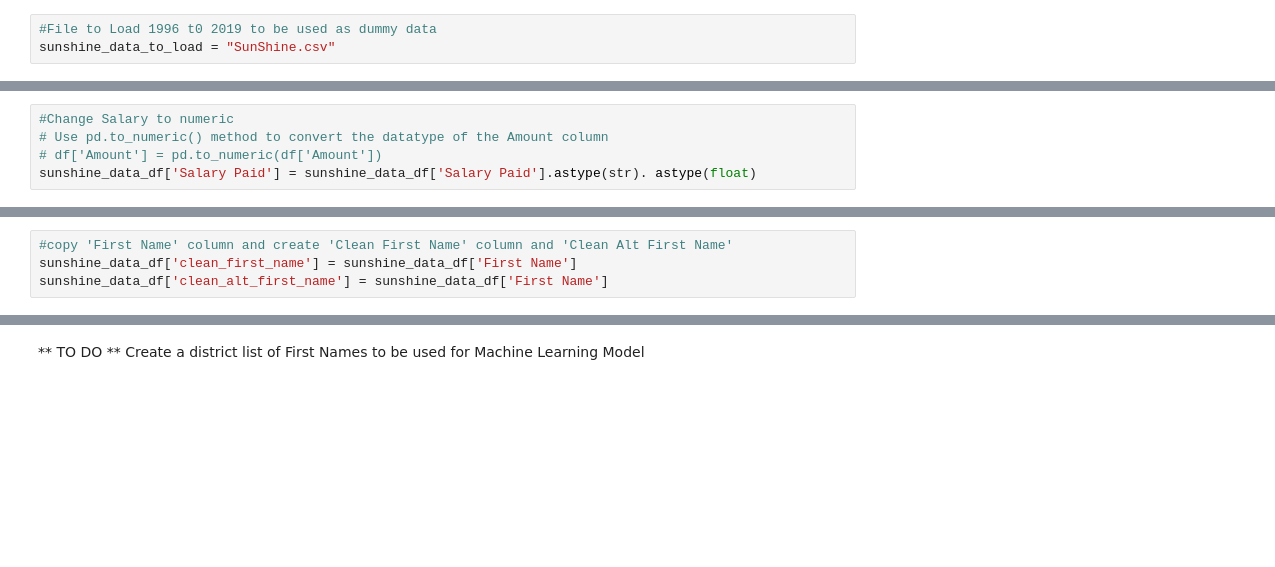
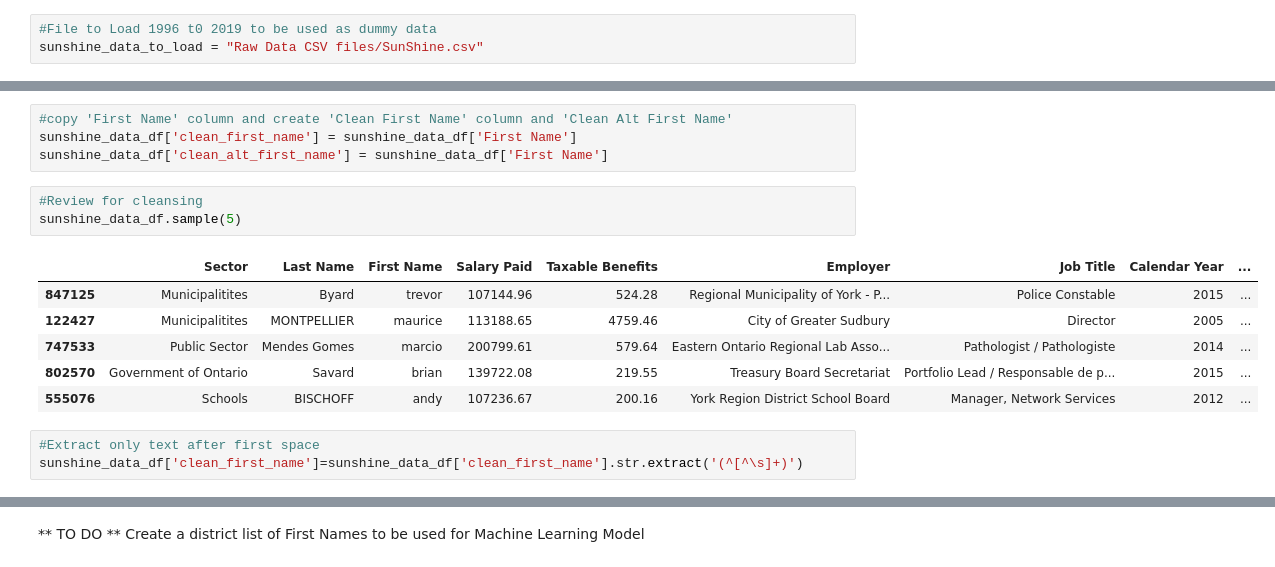
Before and after one commit to DanielleSpring/Final-Project, a Jupyter notebook: SunshineList_dummy_for_import.ipynb, the cells around one changed output, grey strips where cells are left out. Cells and saved outputs as stored; diff of their text form; blank space fills up the shorter version.

Commit message:
updated sunshine dummy file

```diff
--- a/SunshineList_dummy_for_import.ipynb
+++ b/SunshineList_dummy_for_import.ipynb
@@ -8,6 +9,6 @@ import re
 # %%
 #File to Load 1996 t0 2019 to be used as dummy data
-sunshine_data_to_load = "SunShine.csv"
+sunshine_data_to_load = "Raw Data CSV files/SunShine.csv"
 # %%
 # ***TO DO***
 # Add sunshine 2020 csv to sunshine_data_df
@@ -72,8 +73,3 @@ Column Taxable Benefits has 0null values
 Column Employer has 0null values
 Column Job Title has 0null values
 Column Calendar Year has 0null values
-# %%
-#Change Salary to numeric
-# Use pd.to_numeric() method to convert the datatype of the Amount column
-# df['Amount'] = pd.to_numeric(df['Amount'])
-sunshine_data_df['Salary Paid'] = sunshine_data_df['Salary Paid'].astype(str). astype(float)
@@ -253,3 +249,16 @@ sunshine_data_df['First Name']=sunshine_data_df['First Name'].str.lower()
 #copy 'First Name' column and create 'Clean First Name' column and 'Clean Alt First Name'
 sunshine_data_df['clean_first_name'] = sunshine_data_df['First Name']
 sunshine_data_df['clean_alt_first_name'] = sunshine_data_df['First Name']
+# %%
+#Review for cleansing
+sunshine_data_df.sample(5)
+# %% [output]
+|  | Sector | Last Name | First Name | Salary Paid | Taxable Benefits | Employer | Job Title | Calendar Year | ... |
+| 847125 | Municipalitites | Byard | trevor | 107144.96 | 524.28 | Regional Municipality of York - P... | Police Constable | 2015 | ... |
+| 122427 | Municipalitites | MONTPELLIER | maurice | 113188.65 | 4759.46 | City of Greater Sudbury | Director | 2005 | ... |
+| 747533 | Public Sector | Mendes Gomes | marcio | 200799.61 | 579.64 | Eastern Ontario Regional Lab Asso... | Pathologist / Pathologiste | 2014 | ... |
+| 802570 | Government of Ontario | Savard | brian | 139722.08 | 219.55 | Treasury Board Secretariat | Portfolio Lead / Responsable de p... | 2015 | ... |
+| 555076 | Schools | BISCHOFF | andy | 107236.67 | 200.16 | York Region District School Board | Manager, Network Services | 2012 | ... |
+# %%
+#Extract only text after first space
+sunshine_data_df['clean_first_name']=sunshine_data_df['clean_first_name'].str.extract('(^[^\s]+)')
```
Also changed, not shown: parts of 21 cells of this notebook.
